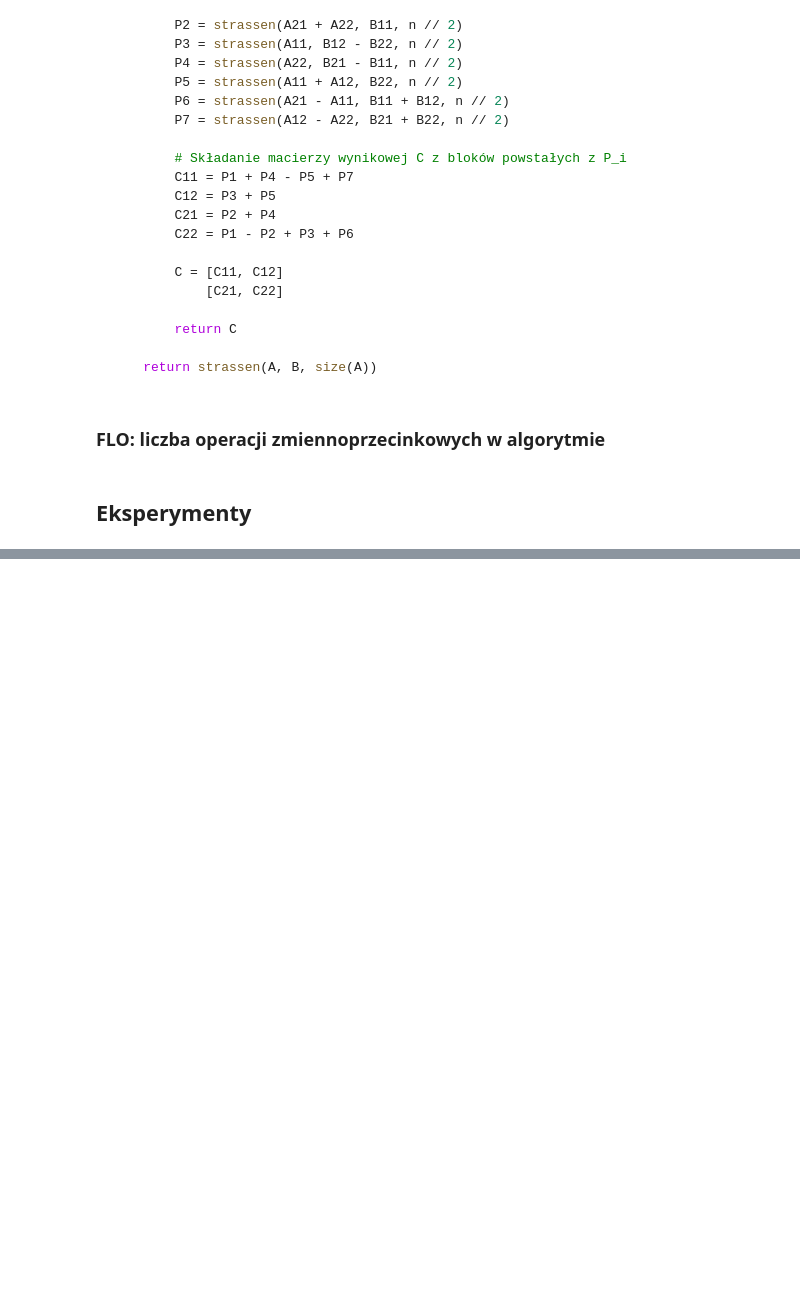
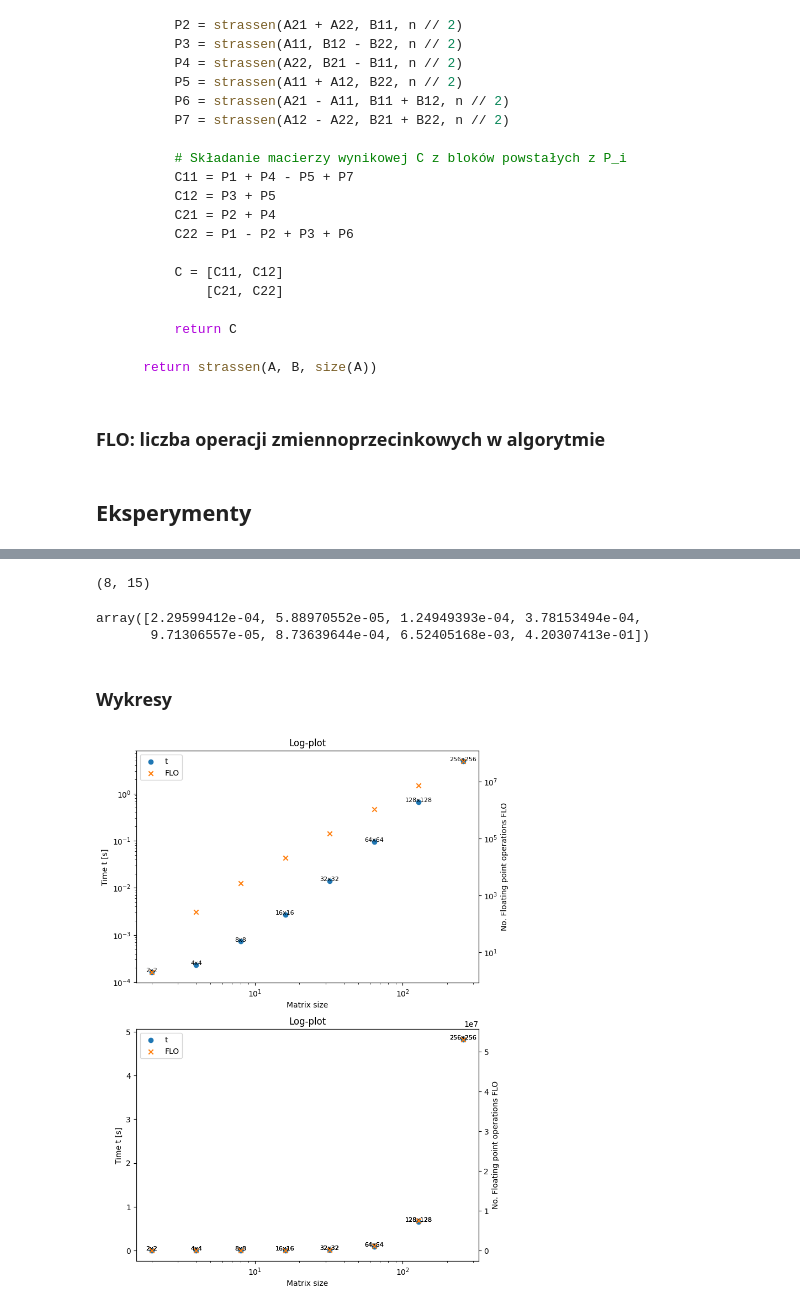
Before and after one commit to Wotaker/Macierze, a Jupyter notebook: prog02/report.ipynb, the cells around one changed output, grey strips where cells are left out. Saved outputs shown, nothing was run; the diff lists cells and outputs as text; code cells hidden in the pictures; blank space fills up the shorter version.

```diff
--- a/prog02/report.ipynb
+++ b/prog02/report.ipynb
@@ -92,5 +95,9 @@ from inverse import inverse
 from utils import *
 from timeit import default_timer as timer
 
-SEED = 42
-MATRICES_FILE_PATH = "matrices.dat"
+import matplotlib.pyplot as plt
+
+MAX_K = 8
+SEED = 420
+REPS = 15
+MATRICES_FILE_PATH = f"matrices_k{MAX_K}_s{SEED}.dat"
@@ -124,0 +104,2 @@ print(end - start)
+# %%
+matrices = generate_data(reps=15, max_k=MAX_K, seed=SEED, path=MATRICES_FILE_PATH, verbose=True)
@@ -124,0 +115,64 @@ print(end - start)
+# %%
+sizes = np.array(list(map(lambda ms: ms[0].shape[0], matrices)))
+times = np.array(list(map(lambda set: list(map(lambda m: measure_exec_time(inverse, m), set)), matrices)))
+flos = np.array(list(map(lambda n: flo(int(np.log2(n))), sizes)))
+# %%
+times.shape
+# %% [output]
+(8, 15)
+# %%
+times_mean = np.mean(times, axis=1)
+times_std = np.std(times, axis=1)
+# %%
+times_std
+# %% [output]
+array([2.29599412e-04, 5.88970552e-05, 1.24949393e-04, 3.78153494e-04,
+       9.71306557e-05, 8.73639644e-04, 6.52405168e-03, 4.20307413e-01])
+# %% [markdown]
+### Wykresy
+# %%
+fig, (ax1, ax2) = plt.subplots(2)
+fig.set_size_inches(8, 12)
+
+# Log-plot
+ax1_flo = ax1.twinx()
+ax1.scatter(sizes, times_mean, color='tab:blue', label="t")
+ax1_flo.scatter(sizes, flos, color='tab:orange', label="FLO", marker='x')
+ax1.set_ylabel("Time t [s]")
+ax1_flo.set_ylabel("No. Floating point operations FLO")
+ax1.set_xlabel("Matrix size")
+ax1.set_xscale('log')
+ax1.set_yscale('log')
+ax1_flo.set_yscale('log')
+
+for i, size in enumerate(list(sizes)):
+    ax1.annotate(f"{size}x{size}", (sizes[i], times_mean[i]), fontsize=8, ha='center')
+    ax2.annotate(f"{size}x{size}", (sizes[i], times_mean[i]), fontsize=8, ha='center')
+
+lines, labels = ax1.get_legend_handles_labels()
+lines2, labels2 = ax1_flo.get_legend_handles_labels()
+ax1_flo.legend(lines + lines2, labels + labels2, loc='upper left')
+ax1.set_title("Log-plot")
+
+# Normal-plot
+ax2_flo = ax2.twinx()
+ax2.scatter(sizes, times_mean, color='tab:blue', label="t")
+ax2_flo.scatter(sizes, flos, color='tab:orange', label="FLO", marker='x')
+ax2.set_ylabel("Time t [s]")
+ax2_flo.set_ylabel("No. Floating point operations FLO")
+ax2.set_xlabel("Matrix size")
+ax2.set_xscale('log')
+
+for i, size in enumerate(list(sizes)):
+    ax2.annotate(f"{size}x{size}", (sizes[i], times_mean[i]), fontsize=8, ha='center')
+    ax2.annotate(f"{size}x{size}", (sizes[i], times_mean[i]), fontsize=8, ha='center')
+
+lines, labels = ax2.get_legend_handles_labels()
+lines2, labels2 = ax2_flo.get_legend_handles_labels()
+ax2_flo.legend(lines + lines2, labels + labels2, loc='upper left')
+ax2.set_title("Log-plot")
+
+
+plt.show()
+# %% [output]
+[figure, added]
```
Also changed, not shown: parts of 7 cells of this notebook, 3 other files.
